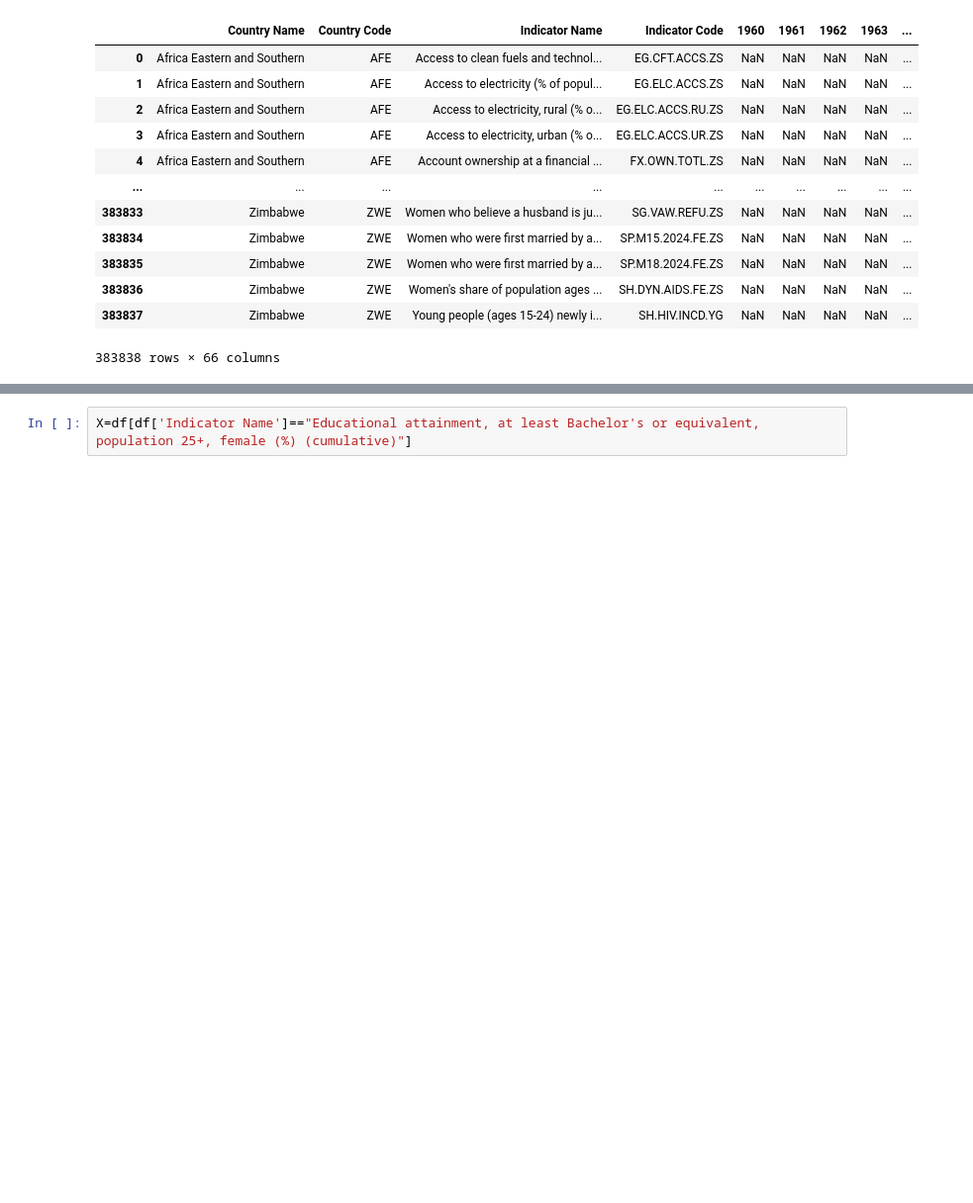
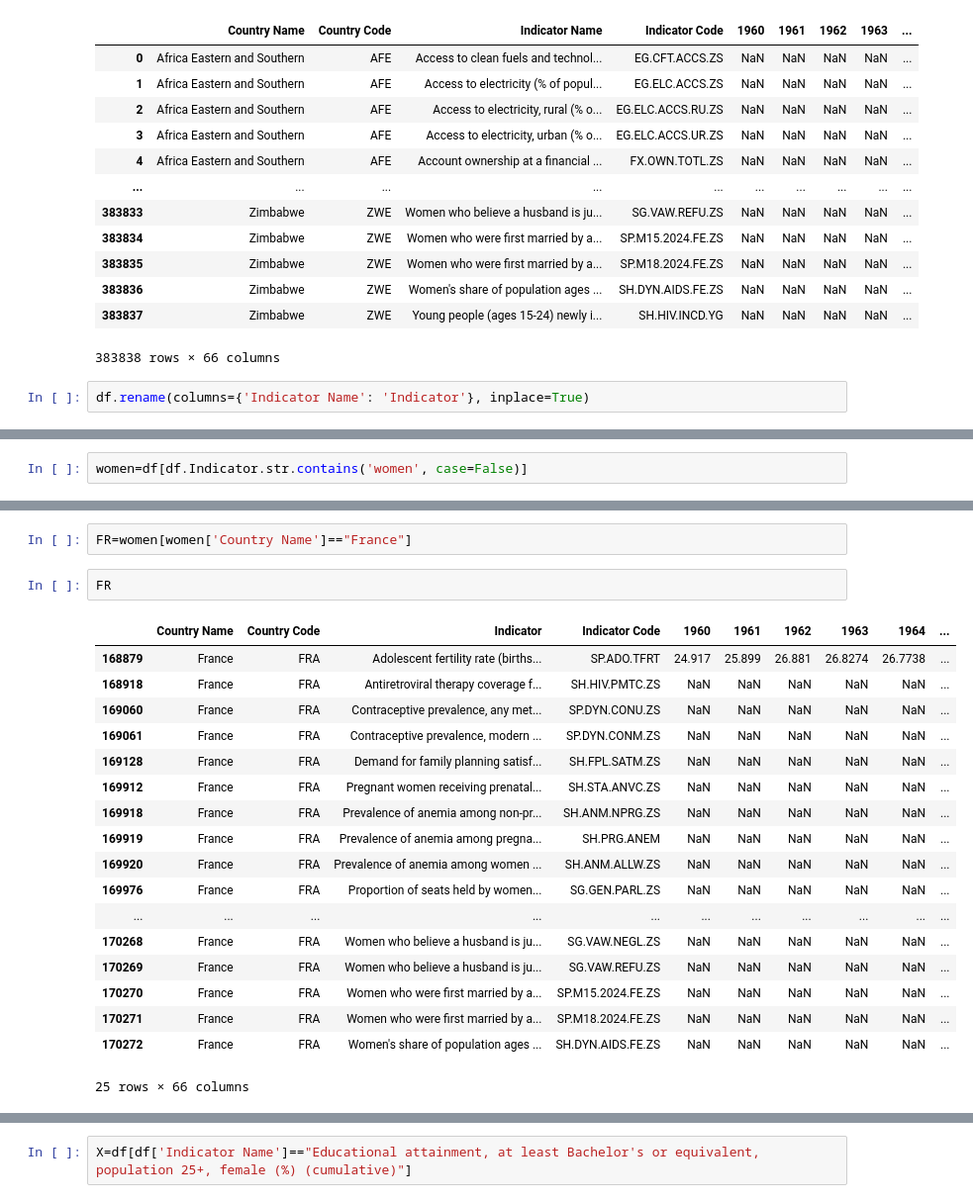
Before and after one commit to cmllbll/Gender-Inequalities-and-Development, a Jupyter notebook: Gender(PIB brut x Education des femmes niveau bachelor 2015).ipynb, the cells around one changed output, grey strips where cells are left out. Shown at 99% size. Saved outputs shown, nothing was run; the diff lists cells and outputs as text; blank space fills up the shorter version.

Commit message:
Dataframe Indicator Women

```diff
--- a/Gender(PIB brut x Education des femmes niveau bachelor 2015).ipynb
+++ b/Gender(PIB brut x Education des femmes niveau bachelor 2015).ipynb
@@ -25,3 +25,5 @@ df
 | 383836 | Zimbabwe | ZWE | Women's share of population ages ... | SH.DYN.AIDS.FE.ZS | NaN | NaN | NaN | NaN | ... |
 | 383837 | Zimbabwe | ZWE | Young people (ages 15-24) newly i... | SH.HIV.INCD.YG | NaN | NaN | NaN | NaN | ... |
 383838 rows × 66 columns
+# %%
+df.rename(columns={'Indicator Name': 'Indicator'}, inplace=True)
@@ -27,0 +46,2 @@ df
+# %%
+women=df[df.Indicator.str.contains('women', case=False)]
@@ -27,0 +64,23 @@ df
+# %%
+FR=women[women['Country Name']=="France"]
+# %%
+FR
+# %% [output]
+|  | Country Name | Country Code | Indicator | Indicator Code | 1960 | 1961 | 1962 | 1963 | 1964 | ... |
+| 168879 | France | FRA | Adolescent fertility rate (births... | SP.ADO.TFRT | 24.917 | 25.899 | 26.881 | 26.8274 | 26.7738 | ... |
+| 168918 | France | FRA | Antiretroviral therapy coverage f... | SH.HIV.PMTC.ZS | NaN | NaN | NaN | NaN | NaN | ... |
+| 169060 | France | FRA | Contraceptive prevalence, any met... | SP.DYN.CONU.ZS | NaN | NaN | NaN | NaN | NaN | ... |
+| 169061 | France | FRA | Contraceptive prevalence, modern ... | SP.DYN.CONM.ZS | NaN | NaN | NaN | NaN | NaN | ... |
+| 169128 | France | FRA | Demand for family planning satisf... | SH.FPL.SATM.ZS | NaN | NaN | NaN | NaN | NaN | ... |
+| 169912 | France | FRA | Pregnant women receiving prenatal... | SH.STA.ANVC.ZS | NaN | NaN | NaN | NaN | NaN | ... |
+| 169918 | France | FRA | Prevalence of anemia among non-pr... | SH.ANM.NPRG.ZS | NaN | NaN | NaN | NaN | NaN | ... |
+| 169919 | France | FRA | Prevalence of anemia among pregna... | SH.PRG.ANEM | NaN | NaN | NaN | NaN | NaN | ... |
+| 169920 | France | FRA | Prevalence of anemia among women ... | SH.ANM.ALLW.ZS | NaN | NaN | NaN | NaN | NaN | ... |
+| 169976 | France | FRA | Proportion of seats held by women... | SG.GEN.PARL.ZS | NaN | NaN | NaN | NaN | NaN | ... |
+| ... | ... | ... | ... | ... | ... | ... | ... | ... | ... | ... |
+| 170268 | France | FRA | Women who believe a husband is ju... | SG.VAW.NEGL.ZS | NaN | NaN | NaN | NaN | NaN | ... |
+| 170269 | France | FRA | Women who believe a husband is ju... | SG.VAW.REFU.ZS | NaN | NaN | NaN | NaN | NaN | ... |
+| 170270 | France | FRA | Women who were first married by a... | SP.M15.2024.FE.ZS | NaN | NaN | NaN | NaN | NaN | ... |
+| 170271 | France | FRA | Women who were first married by a... | SP.M18.2024.FE.ZS | NaN | NaN | NaN | NaN | NaN | ... |
+| 170272 | France | FRA | Women's share of population ages ... | SH.DYN.AIDS.FE.ZS | NaN | NaN | NaN | NaN | NaN | ... |
+25 rows × 66 columns
```
Also changed, not shown: parts of 4 cells of this notebook.
